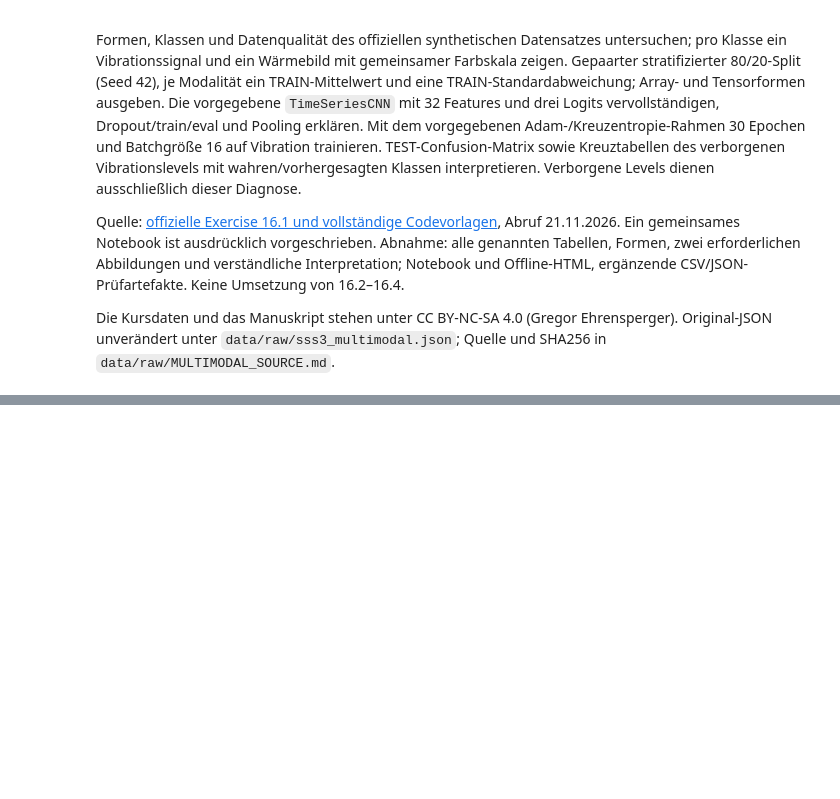
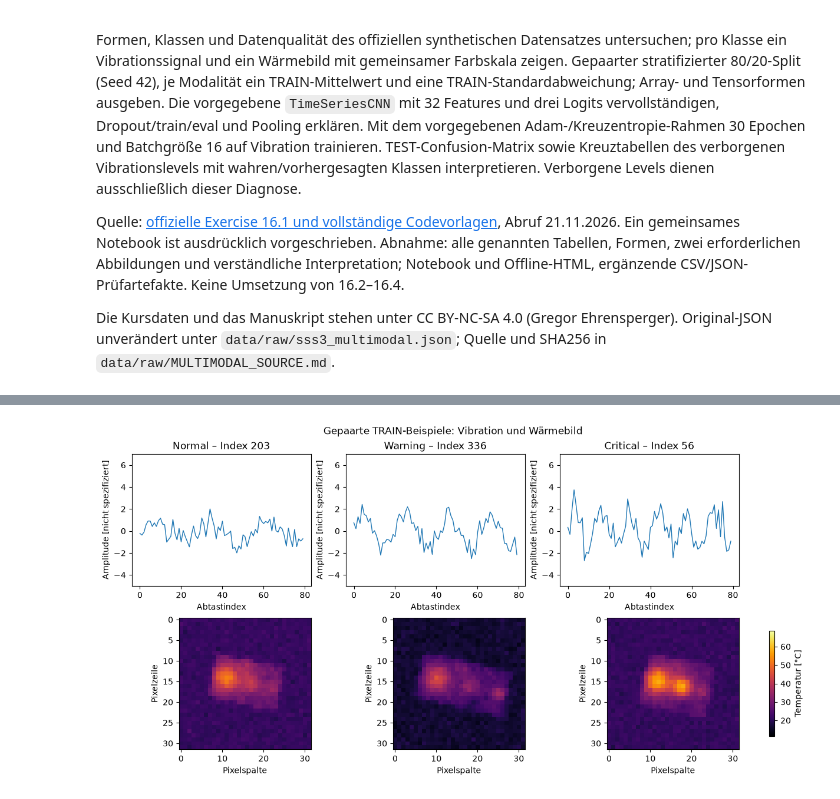
Before and after one commit to WardenPup/Industrial-Data-Science, a Jupyter notebook: sessions/ch16/multimodal_health_monitoring.ipynb, the cells around one changed output, grey strips where cells are left out. Cells and saved outputs as stored; diff of their text form; code cells hidden in the pictures; blank space fills up the shorter version.

```diff
--- a/sessions/ch16/multimodal_health_monitoring.ipynb
+++ b/sessions/ch16/multimodal_health_monitoring.ipynb
@@ -13,0 +61,18 @@ Die Kursdaten und das Manuskript stehen unter CC BY-NC-SA 4.0 (Gregor Ehrensperg
+# %%
+fig,axes=plt.subplots(2,3,figsize=(12,6),layout="constrained")
+examples=[]
+for status,name in enumerate(NAMES):
+    local_index=np.flatnonzero(y_train==status)[0]
+    index=int(prepared["train_indices"][local_index])
+    examples.append({"Klasse":name,"Index_0basiert":index})
+    axes[0,status].plot(np.arange(80),ts_data[index],lw=1)
+    axes[0,status].set(title=f"{name} – Index {index}",xlabel="Abtastindex",ylabel="Amplitude [nicht spezifiziert]",ylim=(-5,7))
+    image=axes[1,status].imshow(img_data[index],cmap="inferno",vmin=img_data.min(),vmax=img_data.max(),origin="upper")
+    axes[1,status].set(xlabel="Pixelspalte",ylabel="Pixelzeile")
+fig.colorbar(image,ax=axes[1,:],label="Temperatur [°C]",shrink=.8)
+fig.suptitle("Gepaarte TRAIN-Beispiele: Vibration und Wärmebild")
+fig.savefig(output/"01_class_examples.png",dpi=150,bbox_inches="tight")
+plt.show()
+pd.DataFrame(examples).to_csv(output/"example_indices.csv",index=False)
+# %% [output]
+[figure, added]
```
Also changed, not shown: parts of 9 cells of this notebook, 6 other files.
